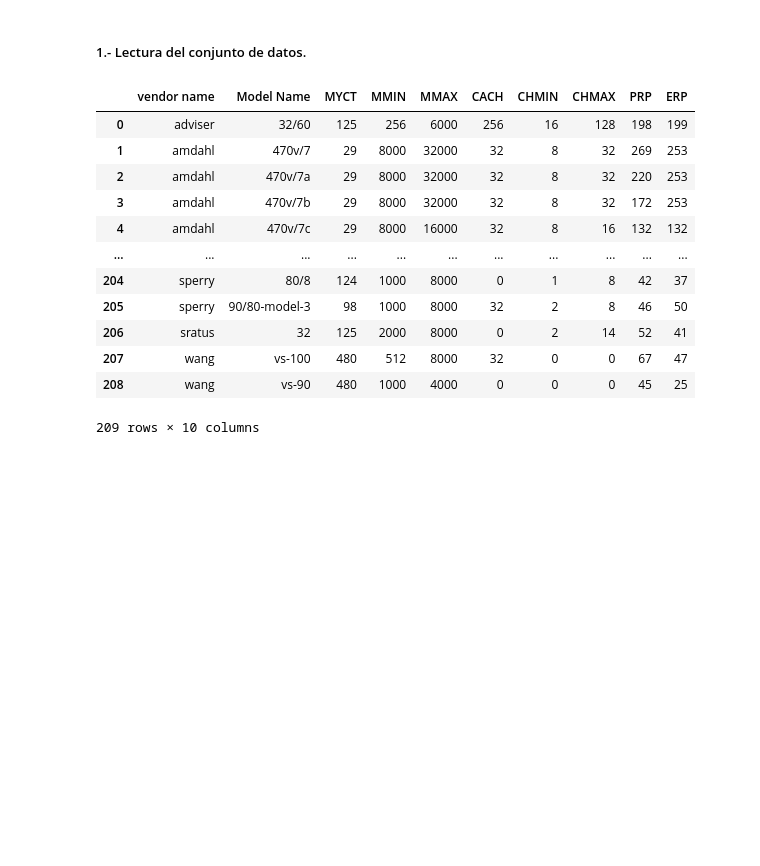
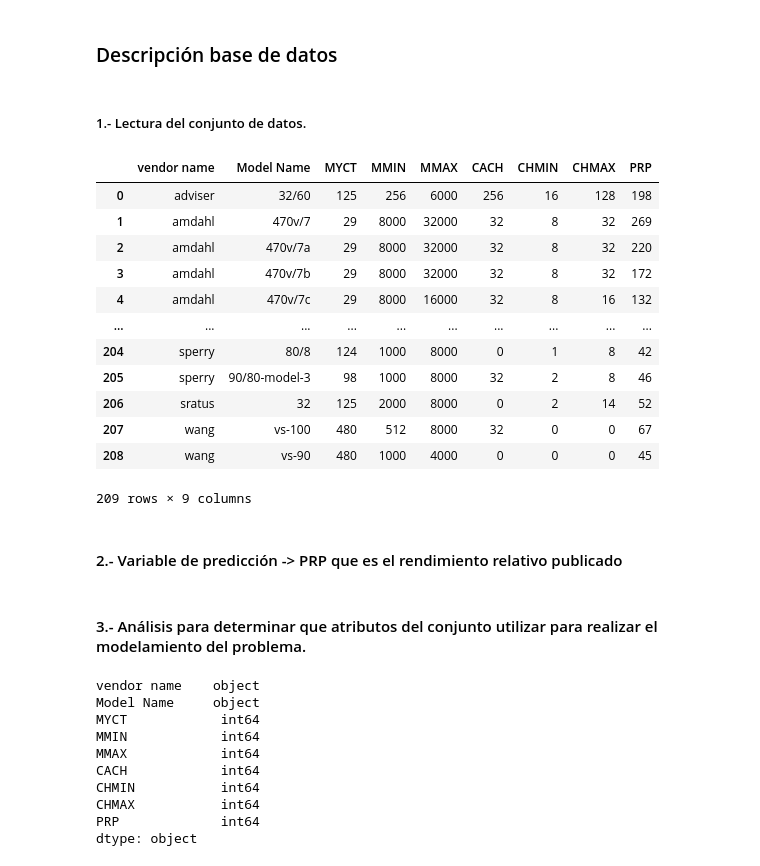
Before and after one commit to Bernardo-f/Tarea-4, a Jupyter notebook: main.ipynb, the cells around one changed output. Saved outputs shown, nothing was run; the diff lists cells and outputs as text; code cells hidden in the pictures; blank space fills up the shorter version.

Commit message:
Analisis de datos

```diff
--- a/main.ipynb
+++ b/main.ipynb
@@ -3,20 +5,38 @@ import pandas as pd
+# %% [markdown]
+### Descripción base de datos
 # %% [markdown]
 ##### 1.- Lectura del conjunto de datos.
 # %%
-df = pd.read_csv("machine.data",header=None,names=["vendor name","Model Name","MYCT","MMIN","MMAX","CACH","CHMIN","CHMAX","PRP","ERP"])
+df = pd.read_csv("machine.data",header=None,usecols=[i for i in range(9)],names=["vendor name","Model Name","MYCT","MMIN","MMAX","CACH","CHMIN","CHMAX","PRP"])
+df
+# %% [output]
+|  | vendor name | Model Name | MYCT | MMIN | MMAX | CACH | CHMIN | CHMAX | PRP |
+| 0 | adviser | 32/60 | 125 | 256 | 6000 | 256 | 16 | 128 | 198 |
+| 1 | amdahl | 470v/7 | 29 | 8000 | 32000 | 32 | 8 | 32 | 269 |
+| 2 | amdahl | 470v/7a | 29 | 8000 | 32000 | 32 | 8 | 32 | 220 |
+| 3 | amdahl | 470v/7b | 29 | 8000 | 32000 | 32 | 8 | 32 | 172 |
+| 4 | amdahl | 470v/7c | 29 | 8000 | 16000 | 32 | 8 | 16 | 132 |
+| ... | ... | ... | ... | ... | ... | ... | ... | ... | ... |
+| 204 | sperry | 80/8 | 124 | 1000 | 8000 | 0 | 1 | 8 | 42 |
+| 205 | sperry | 90/80-model-3 | 98 | 1000 | 8000 | 32 | 2 | 8 | 46 |
+| 206 | sratus | 32 | 125 | 2000 | 8000 | 0 | 2 | 14 | 52 |
+| 207 | wang | vs-100 | 480 | 512 | 8000 | 32 | 0 | 0 | 67 |
+| 208 | wang | vs-90 | 480 | 1000 | 4000 | 0 | 0 | 0 | 45 |
+209 rows × 9 columns
+# %% [markdown]
+#### 2.- Variable de predicción -> PRP que es el rendimiento relativo publicado
+# %% [markdown]
+#### 3.- Análisis para determinar que atributos del conjunto utilizar para realizar el modelamiento del problema.
 # %%
-df
+df.dtypes
 # %% [output]
-|  | vendor name | Model Name | MYCT | MMIN | MMAX | CACH | CHMIN | CHMAX | PRP | ERP |
-| 0 | adviser | 32/60 | 125 | 256 | 6000 | 256 | 16 | 128 | 198 | 199 |
-| 1 | amdahl | 470v/7 | 29 | 8000 | 32000 | 32 | 8 | 32 | 269 | 253 |
-| 2 | amdahl | 470v/7a | 29 | 8000 | 32000 | 32 | 8 | 32 | 220 | 253 |
-| 3 | amdahl | 470v/7b | 29 | 8000 | 32000 | 32 | 8 | 32 | 172 | 253 |
-| 4 | amdahl | 470v/7c | 29 | 8000 | 16000 | 32 | 8 | 16 | 132 | 132 |
-| ... | ... | ... | ... | ... | ... | ... | ... | ... | ... | ... |
-| 204 | sperry | 80/8 | 124 | 1000 | 8000 | 0 | 1 | 8 | 42 | 37 |
-| 205 | sperry | 90/80-model-3 | 98 | 1000 | 8000 | 32 | 2 | 8 | 46 | 50 |
-| 206 | sratus | 32 | 125 | 2000 | 8000 | 0 | 2 | 14 | 52 | 41 |
-| 207 | wang | vs-100 | 480 | 512 | 8000 | 32 | 0 | 0 | 67 | 47 |
-| 208 | wang | vs-90 | 480 | 1000 | 4000 | 0 | 0 | 0 | 45 | 25 |
-209 rows × 10 columns
+vendor name    object
+Model Name     object
+MYCT            int64
+MMIN            int64
+MMAX            int64
+CACH            int64
+CHMIN           int64
+CHMAX           int64
+PRP             int64
+dtype: object
```
Also changed, not shown: parts of 21 cells of this notebook.
